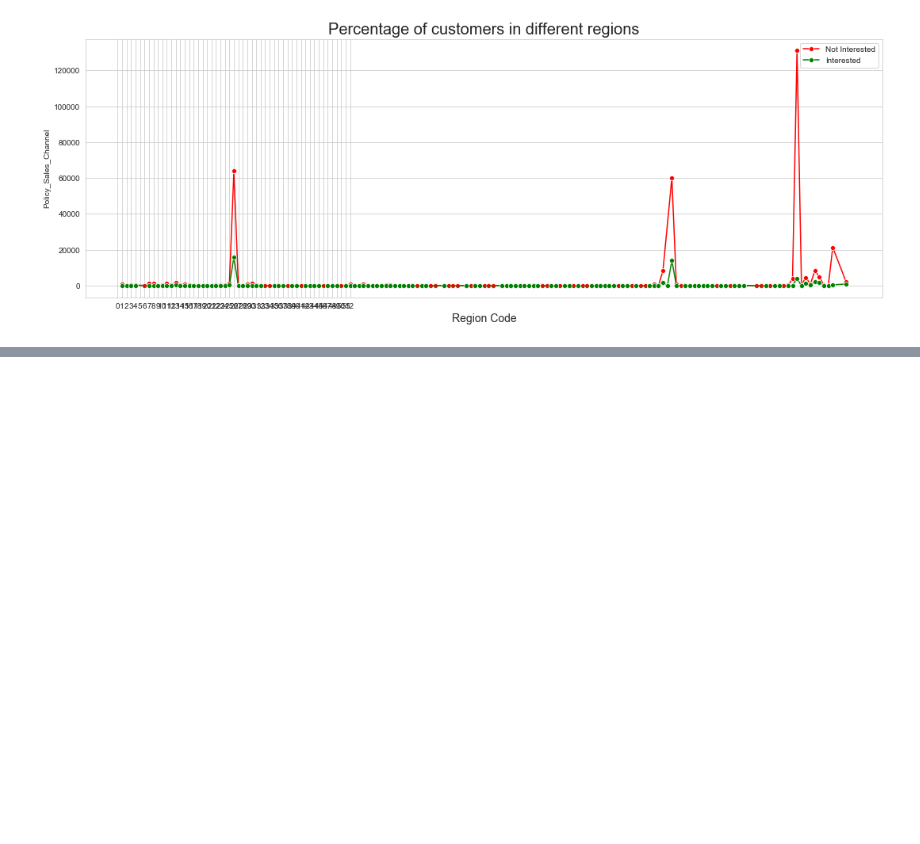
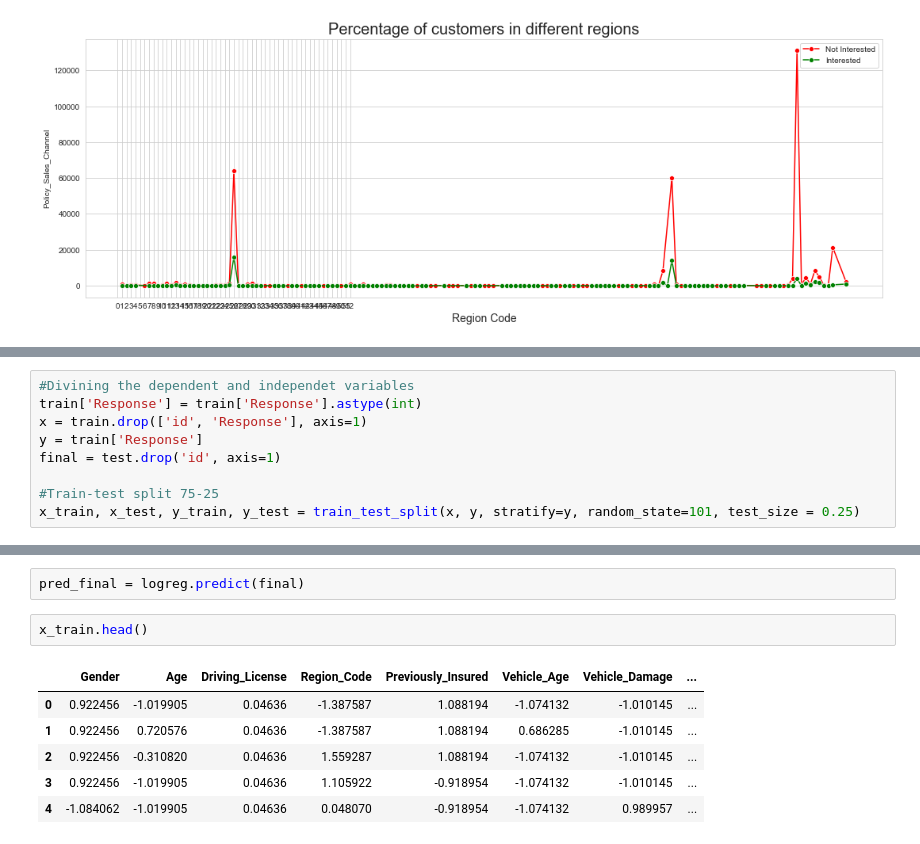
Before and after one commit to Kamaldeep0077/Cross-Sell-Prediction, a Jupyter notebook: Cross-Sell Prediction.ipynb, the cells around one changed output, grey strips where cells are left out. Cells and saved outputs as stored; diff of their text form; blank space fills up the shorter version.

```diff
--- a/Cross-Sell Prediction.ipynb
+++ b/Cross-Sell Prediction.ipynb
@@ -833,0 +888,9 @@ Text(0.5, 0, 'Region Code')
+# %%
+#Divining the dependent and independet variables
+train['Response'] = train['Response'].astype(int)
+x = train.drop(['id', 'Response'], axis=1)
+y = train['Response']
+final = test.drop('id', axis=1)
+
+#Train-test split 75-25
+x_train, x_test, y_train, y_test = train_test_split(x, y, stratify=y, random_state=101, test_size = 0.25)
@@ -833,0 +981,11 @@ Text(0.5, 0, 'Region Code')
+# %%
+pred_final = logreg.predict(final)
+# %%
+x_train.head()
+# %% [output]
+|  | Gender | Age | Driving_License | Region_Code | Previously_Insured | Vehicle_Age | Vehicle_Damage | ... |
+| 0 | 0.922456 | -1.019905 | 0.04636 | -1.387587 | 1.088194 | -1.074132 | -1.010145 | ... |
+| 1 | 0.922456 | 0.720576 | 0.04636 | -1.387587 | 1.088194 | 0.686285 | -1.010145 | ... |
+| 2 | 0.922456 | -0.310820 | 0.04636 | 1.559287 | 1.088194 | -1.074132 | -1.010145 | ... |
+| 3 | 0.922456 | -1.019905 | 0.04636 | 1.105922 | -0.918954 | -1.074132 | -1.010145 | ... |
+| 4 | -1.084062 | -1.019905 | 0.04636 | 0.048070 | -0.918954 | -1.074132 | 0.989957 | ... |
```
Also changed, not shown: parts of 22 cells of this notebook.
